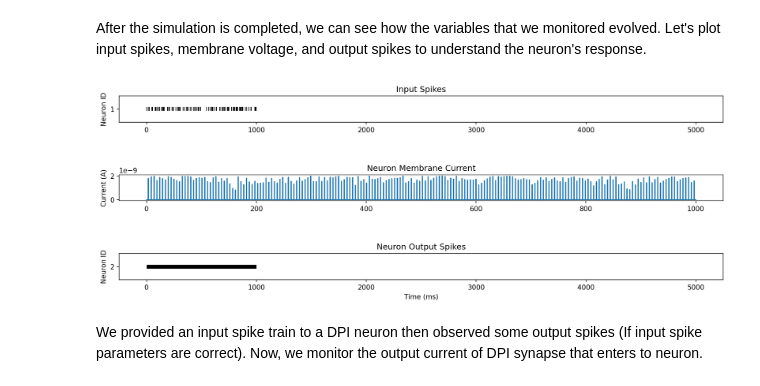
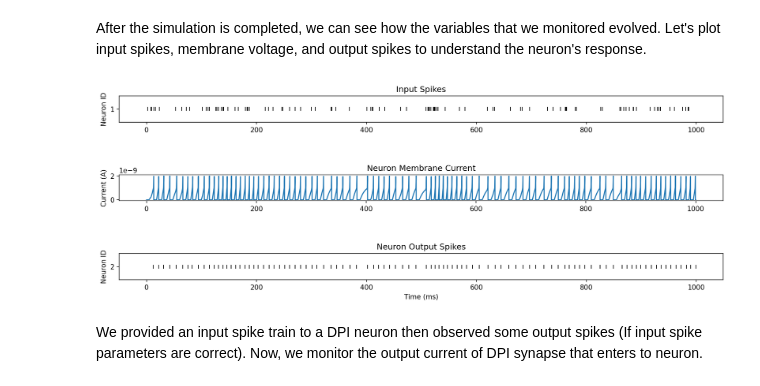
Before and after one commit to YigitDemirag/dynapse-simulator, a Jupyter notebook: part1.ipynb, the cells around one changed output. Cells and saved outputs as stored; diff of their text form; code cells hidden in the pictures.

```diff
--- a/part1.ipynb
+++ b/part1.ipynb
@@ -209,36 +209,36 @@ plt.figure(figsize=(16,5),dpi=150)
 plt.subplots_adjust(hspace=2)
 
 # Input Spikes
 plt.subplot(311)
-spike_placeholder = np.zeros(5000)
+spike_placeholder = np.zeros(inp_duration*1000)
 spike_placeholder[np.array(mon_neuron_input.t/ms, dtype=int)]=1
 plt.plot(spike_placeholder,'k|')
 matplotlib.pyplot.yticks(range(1, 3))
 plt.ylim(0.5, 1.5)
 plt.title('Input Spikes')
 plt.ylabel('Neuron ID')
 #plt.xlabel('Time (ms)')
 
 plt.subplot(312)
 Isoma_mem = mon_neuron_state.Isoma_mem[0]
 plt.plot(mon_neuron_state.t/ms, Isoma_mem)
 
 plt.title('Neuron Membrane Current')
 plt.ylabel('Current (A)')
 #plt.xlabel('Time (ms)')
 
 plt.subplot(313)
-spike_placeholder = np.zeros(5000)
+spike_placeholder = np.zeros(inp_duration*1000)
 spike_placeholder[np.array(mon_neuron_output.t/ms, dtype=int)]=2
 plt.plot(spike_placeholder,'k|')
 matplotlib.pyplot.yticks(range(1, 3))
 plt.ylim(1.5, 2.5)
 plt.title('Neuron Output Spikes')
 plt.ylabel('Neuron ID')
 plt.xlabel('Time (ms)')
 plt.show()
 # %% [output]
-[figure, old version]
+[figure, new version]
 # %% [markdown]
 We provided an input spike train to a DPI neuron then observed some output spikes (If input spike parameters are correct). Now, we monitor the output current of DPI synapse that enters to neuron.
 # %%
```
Also changed, not shown: parts of 4 cells of this notebook, 5 other files.
